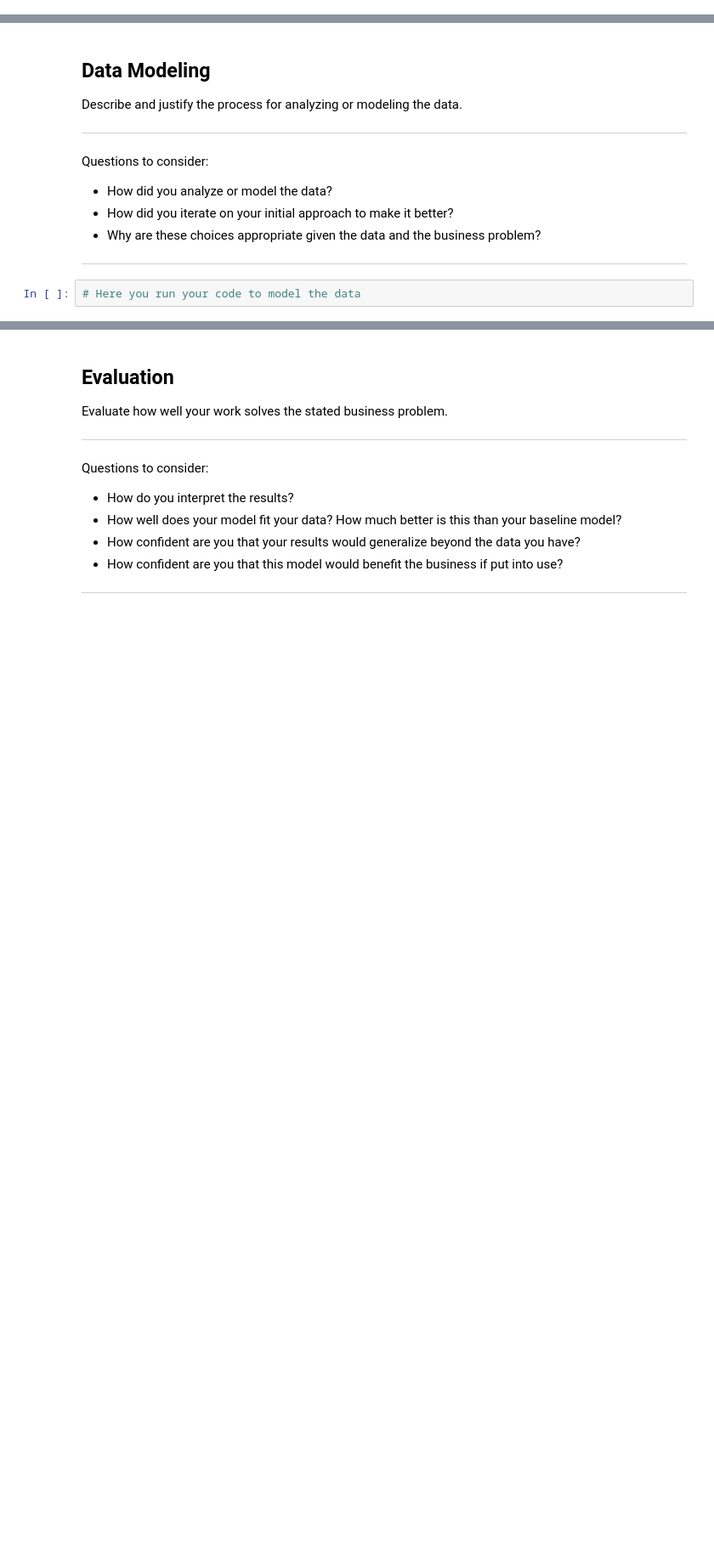
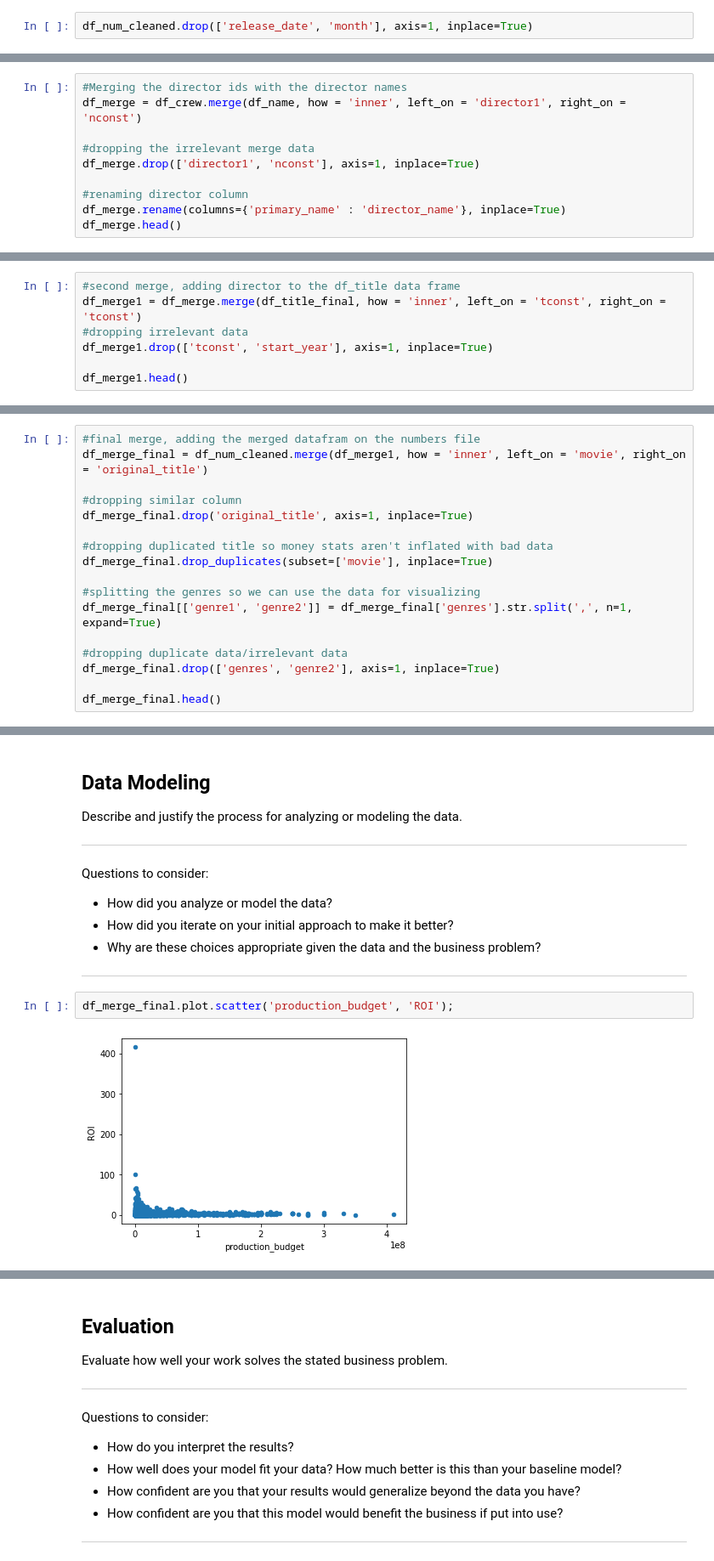
Before and after one commit to ZenBurrito/Phase-1Project, a Jupyter notebook: Movie-Studio-Project.ipynb, the cells around one changed output, grey strips where cells are left out. Shown at 85% size. Cells and saved outputs as stored; diff of their text form; blank space fills up the shorter version.

Commit message:
Adding merge data and basic visuals to final

```diff
--- a/Movie-Studio-Project.ipynb
+++ b/Movie-Studio-Project.ipynb
@@ -334,0 +345,2 @@ df_num_cleaned['ROI'] = (df_num_cleaned['profit']) / (df_num_cleaned['production
+# %%
+df_num_cleaned.drop(['release_date', 'month'], axis=1, inplace=True)
@@ -334,0 +362,10 @@ df_num_cleaned['ROI'] = (df_num_cleaned['profit']) / (df_num_cleaned['production
+# %%
+#Merging the director ids with the director names
+df_merge = df_crew.merge(df_name, how = 'inner', left_on = 'director1', right_on = 'nconst')
+
+#dropping the irrelevant merge data
+df_merge.drop(['director1', 'nconst'], axis=1, inplace=True)
+
+#renaming director column
+df_merge.rename(columns={'primary_name' : 'director_name'}, inplace=True)
+df_merge.head()
@@ -334,0 +379,7 @@ df_num_cleaned['ROI'] = (df_num_cleaned['profit']) / (df_num_cleaned['production
+# %%
+#second merge, adding director to the df_title data frame
+df_merge1 = df_merge.merge(df_title_final, how = 'inner', left_on = 'tconst', right_on = 'tconst')
+#dropping irrelevant data
+df_merge1.drop(['tconst', 'start_year'], axis=1, inplace=True)
+
+df_merge1.head()
@@ -334,0 +393,17 @@ df_num_cleaned['ROI'] = (df_num_cleaned['profit']) / (df_num_cleaned['production
+# %%
+#final merge, adding the merged datafram on the numbers file
+df_merge_final = df_num_cleaned.merge(df_merge1, how = 'inner', left_on = 'movie', right_on = 'original_title')
+
+#dropping similar column
+df_merge_final.drop('original_title', axis=1, inplace=True)
+
+#dropping duplicated title so money stats aren't inflated with bad data
+df_merge_final.drop_duplicates(subset=['movie'], inplace=True)
+
+#splitting the genres so we can use the data for visualizing
+df_merge_final[['genre1', 'genre2']] = df_merge_final['genres'].str.split(',', n=1, expand=True)
+
+#dropping duplicate data/irrelevant data
+df_merge_final.drop(['genres', 'genre2'], axis=1, inplace=True)
+
+df_merge_final.head()
@@ -342,5 +424,7 @@ Questions to consider:
 * How did you iterate on your initial approach to make it better?
 * Why are these choices appropriate given the data and the business problem?
 ***
-# %%
-# Here you run your code to model the data
+# %%
+df_merge_final.plot.scatter('production_budget', 'ROI');
+# %% [output]
+[figure, added]
```
Also changed, not shown: parts of 17 cells of this notebook.
